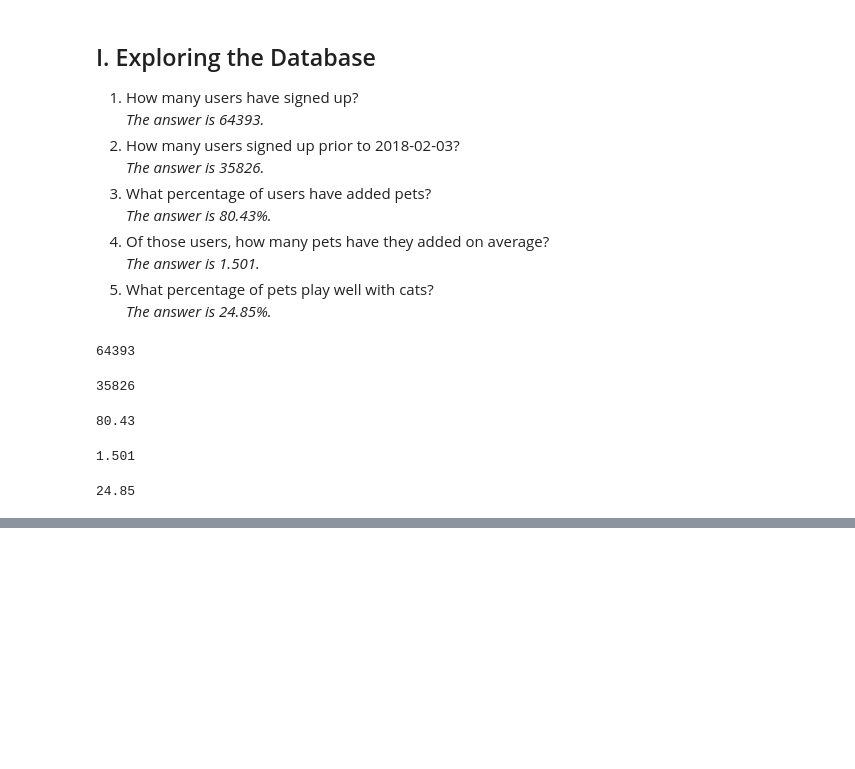
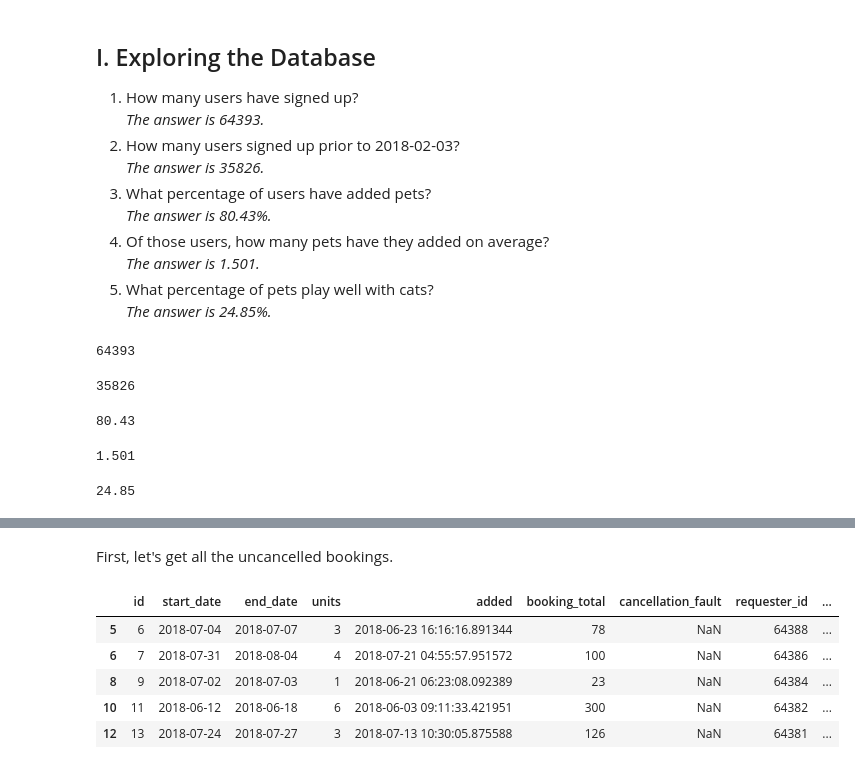
Before and after one commit to Booleans/rover-analytics-assessment, a Jupyter notebook: analysis.ipynb, the cells around one changed output, grey strips where cells are left out. Drawn from its saved outputs; the diff is of its cells as text; code cells hidden in the pictures; blank space fills up the shorter version.

Commit message:
Finished Section 2
Finished the section on conversations and bookings and started work on section 3, recent daily booking rate.

```diff
--- a/analysis.ipynb
+++ b/analysis.ipynb
@@ -42,7 +44,8 @@ pet owner is requesting.
 * cancelled_at - A booked request can be cancelled. In that case, this timestamp reports
 when that occurred.
 # %%
-df_conversations = pd.read_csv('Data/conversations_conversation.csv', low_memory=False, parse_dates=['added', 'booked_at', 'cancelled_at'])
+df_conversations = pd.read_csv('Data/conversations_conversation.csv', low_memory=False,
+                               parse_dates=['added', 'start_date', 'end_date', 'booked_at','cancelled_at'])
 print("Imported conversations_conversation.csv into df_conversations with shape: {}".format(df_conversations.shape))
 df_conversations.head()
 # %% [output]
@@ -257,0 +269,12 @@ round(df_pets.plays_cats.sum()/len(df_pets) * 100, 2)
+# %% [markdown]
+First, let's get all the uncancelled bookings.
+# %%
+uncancelled_bookings = df_conversations[df_conversations['booked_at'].notnull() & df_conversations['cancelled_at'].isnull()]
+uncancelled_bookings.head()
+# %% [output]
+|  | id | start_date | end_date | units | added | booking_total | cancellation_fault | requester_id | ... |
+| 5 | 6 | 2018-07-04 | 2018-07-07 | 3 | 2018-06-23 16:16:16.891344 | 78 | NaN | 64388 | ... |
+| 6 | 7 | 2018-07-31 | 2018-08-04 | 4 | 2018-07-21 04:55:57.951572 | 100 | NaN | 64386 | ... |
+| 8 | 9 | 2018-07-02 | 2018-07-03 | 1 | 2018-06-21 06:23:08.092389 | 23 | NaN | 64384 | ... |
+| 10 | 11 | 2018-06-12 | 2018-06-18 | 6 | 2018-06-03 09:11:33.421951 | 300 | NaN | 64382 | ... |
+| 12 | 13 | 2018-07-24 | 2018-07-27 | 3 | 2018-07-13 10:30:05.875588 | 126 | NaN | 64381 | ... |
```
Also changed, not shown: parts of 19 cells of this notebook.
